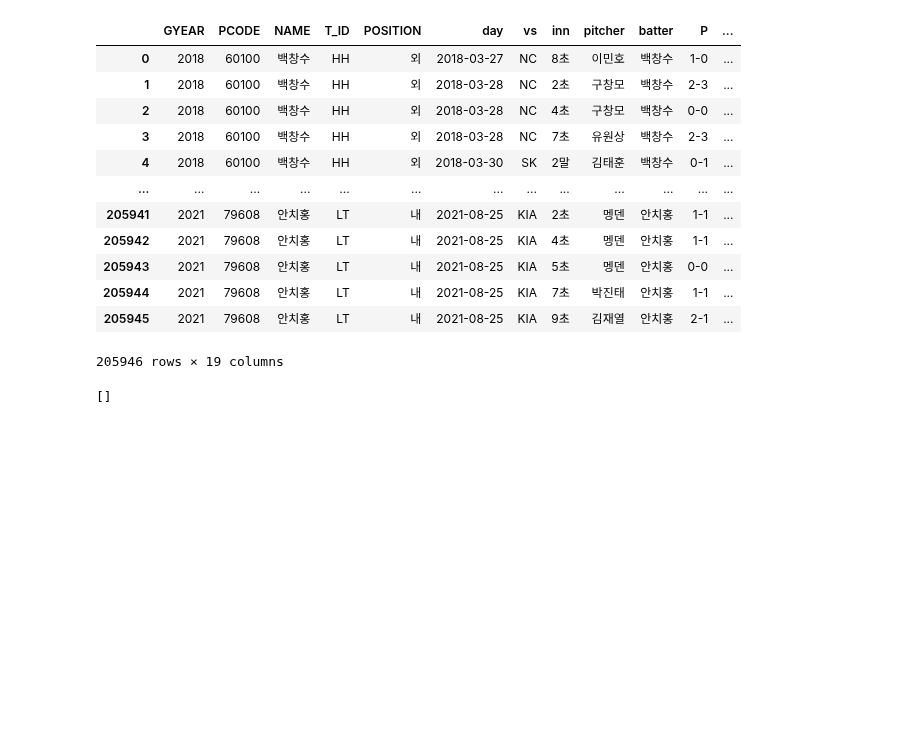
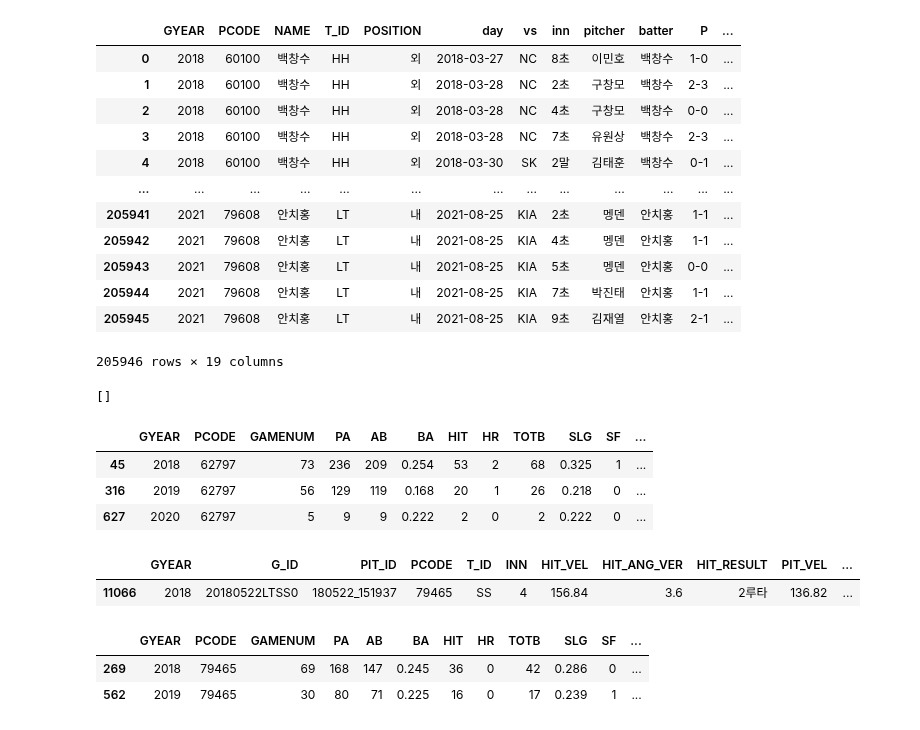
Before and after one commit to KimGriezmann/Bigcontest_2021, a Jupyter notebook: working_space_WhalepigJun/Statiz_Crawling.ipynb, the cells around one changed output. Cells and saved outputs as stored; diff of their text form; code cells hidden in the pictures; blank space fills up the shorter version.

```diff
--- a/working_space_WhalepigJun/Statiz_Crawling.ipynb
+++ b/working_space_WhalepigJun/Statiz_Crawling.ipynb
@@ -239,3 +239,21 @@ same_name_fail_list
 []
 # %%
 data.to_csv('/content/drive/MyDrive/crawling_data.csv')
+# %%
+hitter.loc[hitter['PCODE']==62797]
+# %% [output]
+|  | GYEAR | PCODE | GAMENUM | PA | AB | BA | HIT | HR | TOTB | SLG | SF | ... |
+| 45 | 2018 | 62797 | 73 | 236 | 209 | 0.254 | 53 | 2 | 68 | 0.325 | 1 | ... |
+| 316 | 2019 | 62797 | 56 | 129 | 119 | 0.168 | 20 | 1 | 26 | 0.218 | 0 | ... |
+| 627 | 2020 | 62797 | 5 | 9 | 9 | 0.222 | 2 | 0 | 2 | 0.222 | 0 | ... |
+# %%
+hts.loc[hts['GYEAR']==2018,:].loc[hts['G_ID']=='20180522LTSS0',:].loc[hts['PCODE']==79465]
+# %% [output]
+|  | GYEAR | G_ID | PIT_ID | PCODE | T_ID | INN | HIT_VEL | HIT_ANG_VER | HIT_RESULT | PIT_VEL | ... |
+| 11066 | 2018 | 20180522LTSS0 | 180522_151937 | 79465 | SS | 4 | 156.84 | 3.6 | 2루타 | 136.82 | ... |
+# %%
+hitter.loc[hitter['NAME']=='배영섭']
+# %% [output]
+|  | GYEAR | PCODE | GAMENUM | PA | AB | BA | HIT | HR | TOTB | SLG | SF | ... |
+| 269 | 2018 | 79465 | 69 | 168 | 147 | 0.245 | 36 | 0 | 42 | 0.286 | 0 | ... |
+| 562 | 2019 | 79465 | 30 | 80 | 71 | 0.225 | 16 | 0 | 17 | 0.239 | 1 | ... |
```
Also changed, not shown: parts of 10 cells of this notebook.
